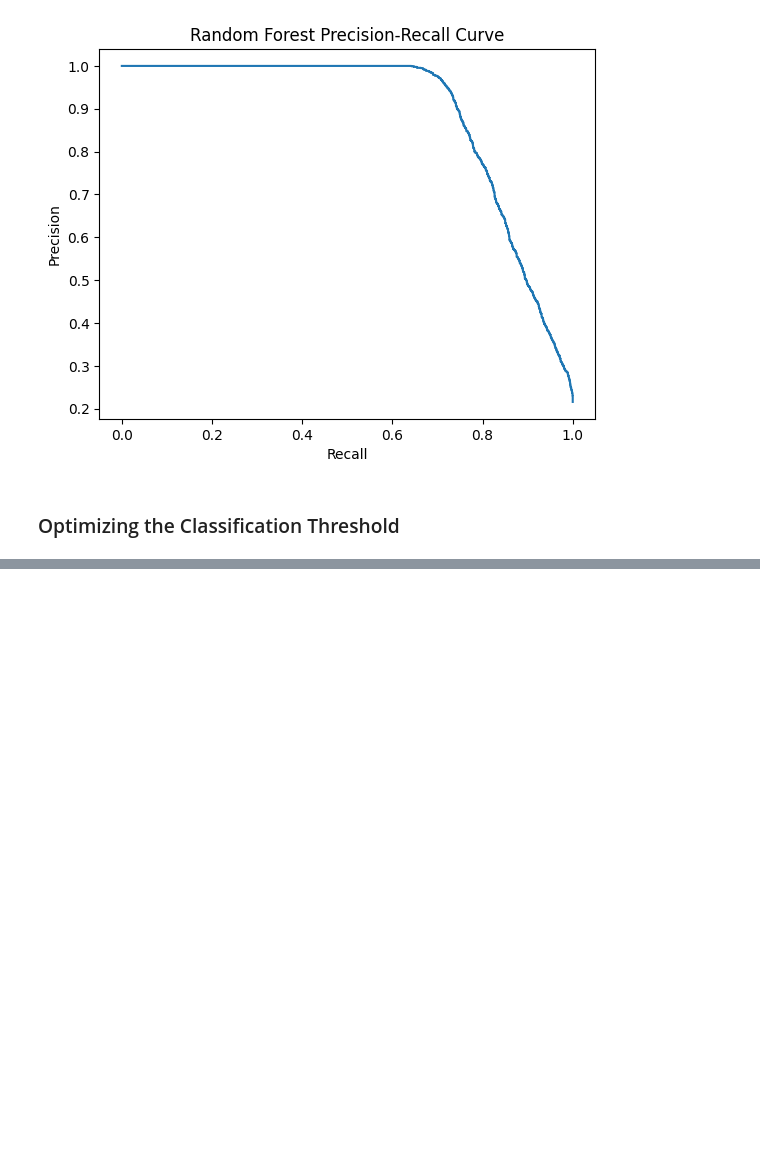
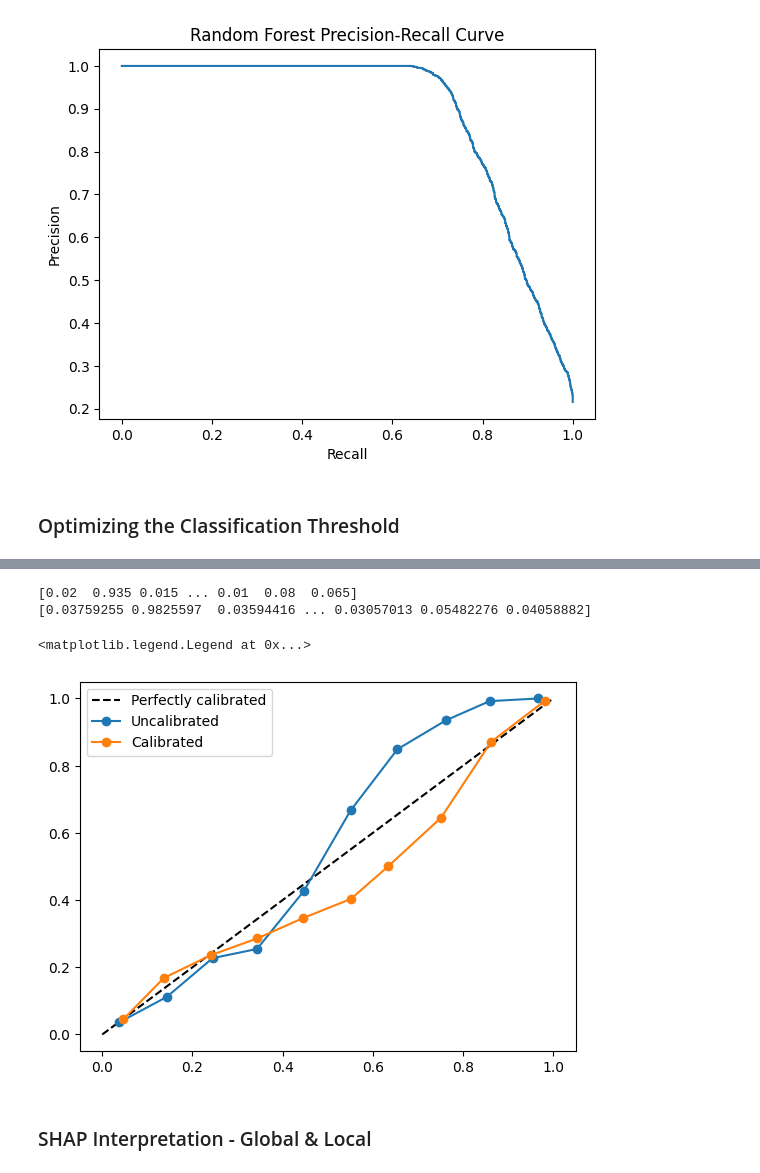
Before and after one commit to Ruhi1010/explainable_credit_risk_assessment_system, a Jupyter notebook: credit_risk.ipynb, the cells around one changed output, grey strips where cells are left out. Drawn from its saved outputs; the diff is of its cells as text; code cells hidden in the pictures; blank space fills up the shorter version.

```diff
--- a/credit_risk.ipynb
+++ b/credit_risk.ipynb
@@ -711,0 +884,9 @@ weighted avg       0.93      0.93      0.93      9457
+# %%
+# 1. Calibrated random forest model
+calibrated_model_rf = CalibratedClassifierCV(
+    rf_pipeline,
+    method='sigmoid',
+    cv=5
+)
+
+calibrated_model_rf.fit(X_train, y_train)
@@ -711,0 +911,41 @@ weighted avg       0.93      0.93      0.93      9457
+# %%
+# 2. Get probabilities
+uncalibrated = rf_pipeline.predict_proba(X_test)[:, 1]
+calibrated = calibrated_model_rf.predict_proba(X_test)[:, 1]
+
+print(uncalibrated)
+print(calibrated)
+# %% [output]
+[0.02  0.935 0.015 ... 0.01  0.08  0.065]
+[0.03759255 0.9825597  0.03594416 ... 0.03057013 0.05482276 0.04058882]
+# %%
+# 3. create calibration curves
+actual_uncal, predicted_uncal = calibration_curve(y_test, uncalibrated, n_bins=10)
+actual_cal, predicted_cal = calibration_curve(y_test, calibrated, n_bins=10)
+# %%
+# 4. plot
+plt.plot(
+    [0,1],
+    [0,1],
+    'k--',
+    label = 'Perfectly calibrated'
+)
+
+plt.plot(
+    predicted_uncal,
+    actual_uncal,
+    'o-',
+    label = 'Uncalibrated')
+
+plt.plot(
+    predicted_cal,
+    actual_cal,
+    'o-',
+    label = 'Calibrated'
+)
+plt.legend()
+# %% [output]
+<matplotlib.legend.Legend at 0x...>
+[figure, added]
+# %% [markdown]
+### SHAP Interpretation - Global & Local
```
Also changed, not shown: parts of 21 cells of this notebook.
